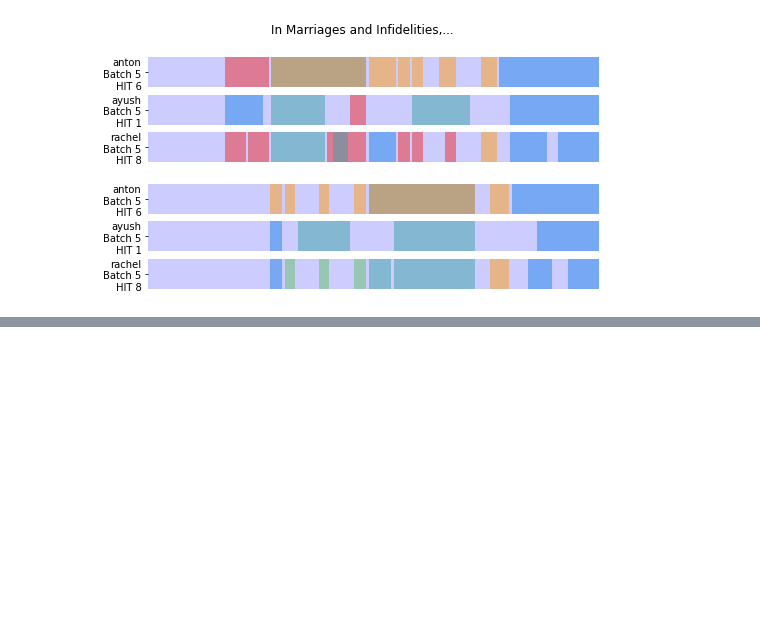
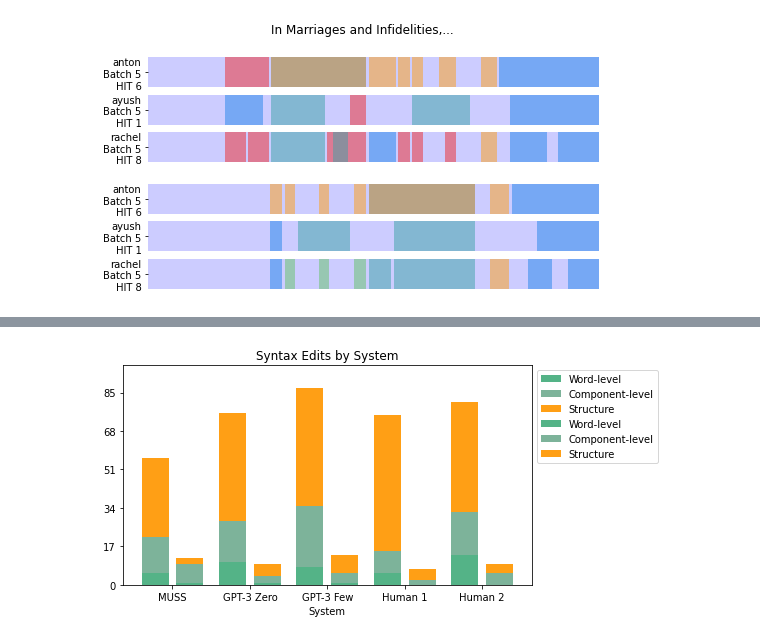
Before and after one commit to Yao-Dou/ts-annotation-tool, a Jupyter notebook: data/analysis/analysis.ipynb, the cells around one changed output, grey strips where cells are left out. Saved outputs shown, nothing was run; the diff lists cells and outputs as text; code cells hidden in the pictures; blank space fills up the shorter version.

```diff
--- a/data/analysis/analysis.ipynb
+++ b/data/analysis/analysis.ipynb
@@ -245,0 +238,4 @@ In "Marriages and Infidelities," Oates uses the titles and themes from earlier n
+# %%
+edits_by_family(data, Family.SYNTAX)
+# %% [output]
+[figure, added]
```
Also changed, not shown: parts of 20 cells of this notebook, 6 other files.
